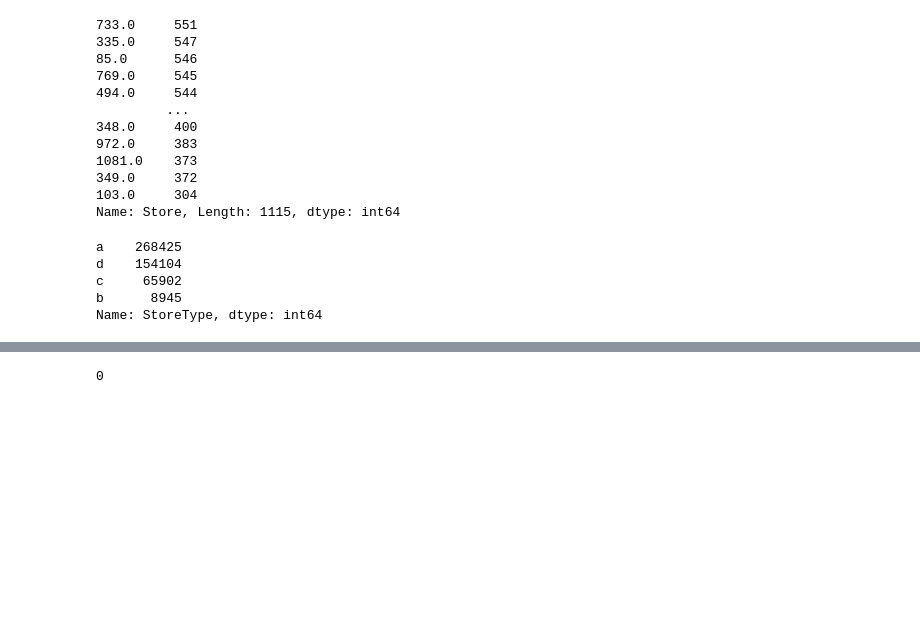
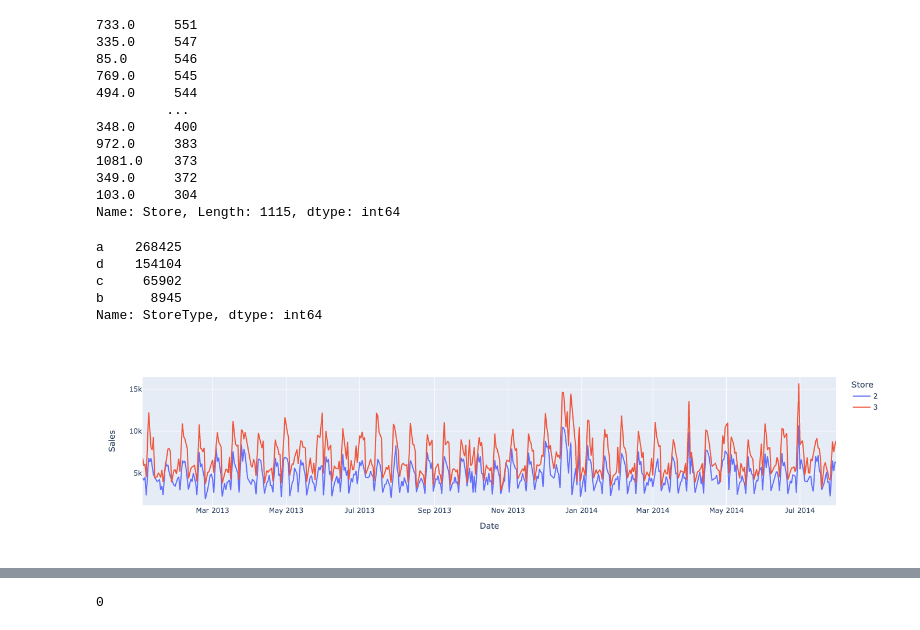
Before and after one commit to Kkshanana90/Sales-Prediction, a Jupyter notebook: TeamAnselSebastian.ipynb, the cells around one changed output, grey strips where cells are left out. Drawn from its saved outputs; the diff is of its cells as text; code cells hidden in the pictures; blank space fills up the shorter version.

```diff
--- a/TeamAnselSebastian.ipynb
+++ b/TeamAnselSebastian.ipynb
@@ -180 +202,12 @@ Name: StoreType, dtype: int64
+# %%
+
+#dt_full.loc[:, "Monday"] = dt_full.loc[:, "DayOfWeek"]==1
+shop2 = (dt_full.loc[:, "Store"]==2) | (dt_full.loc[:, "Store"]==3)
+#shop2 = (dt_full.loc[:, "Store"]==3)
+
+px.line(dt_full[shop2], x="Date", y="Sales",  color='Store')
+#px. add_line(dt_full[shop2], x="Date", y="Sales")
+#, animation_frame="year", ,size="pop", color="continent", hover_name="country",log_x=True, size_max=55, range_x=[100,100000], range_y=[25,90]
+# %% [output]
+[figure, added]
 # %% [markdown]
```
Also changed, not shown: parts of 42 cells of this notebook.
